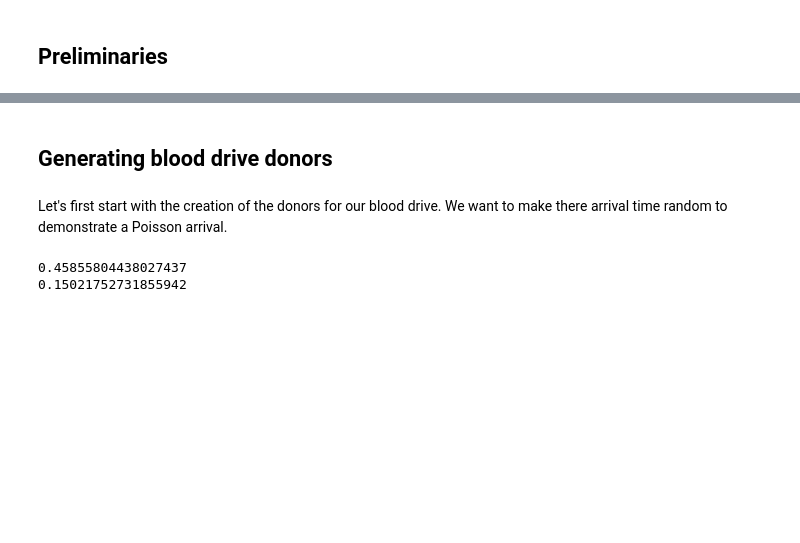
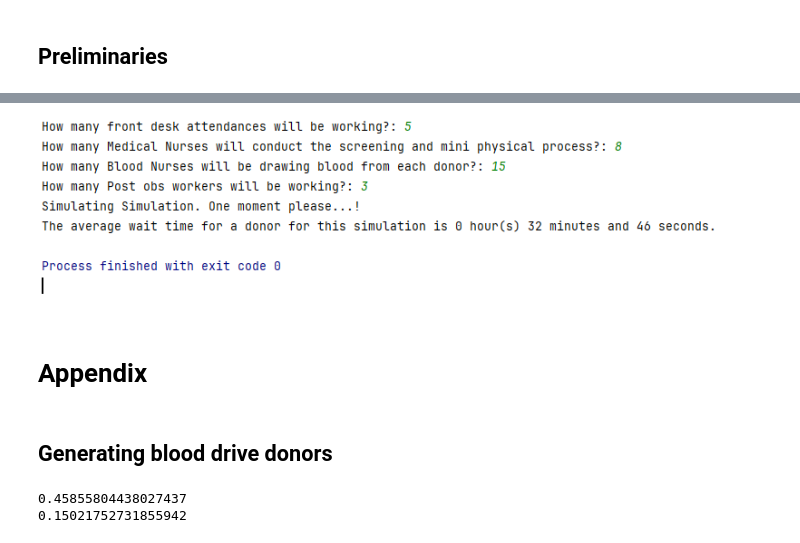
Before and after one commit to nicky-html96/hw3_final, a Jupyter notebook: hw3_submission_file.ipynb, the cells around one changed output, grey strips where cells are left out. Drawn from its saved outputs; the diff is of its cells as text; code cells hidden in the pictures; blank space fills up the shorter version.

```diff
--- a/hw3_submission_file.ipynb
+++ b/hw3_submission_file.ipynb
@@ -36,7 +183,11 @@ In this model we want to consider a couple of things:
+# %%
+Image("screenshots/main_output.png")
+# %% [output]
+[figure, added]
+# %% [markdown]
+# Appendix
 # %% [markdown]
 ## Generating blood drive donors
-# %% [markdown]
-Let's first start with the creation of the donors for our blood drive. We want to make there arrival time random to demonstrate a Poisson arrival.
 # %%
 from numpy.random import default_rng
 rg = default_rng(seed=4470)
```
Also changed, not shown: parts of 26 cells of this notebook, 3 other files.
